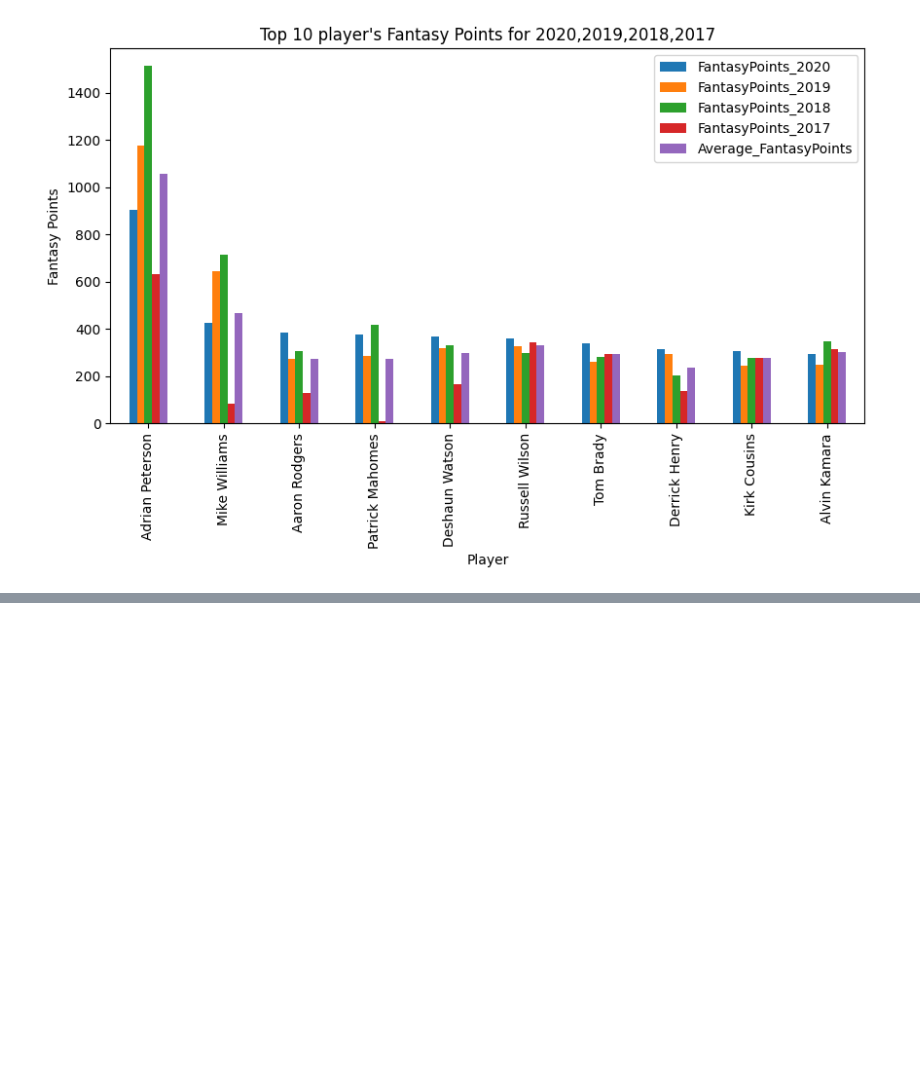
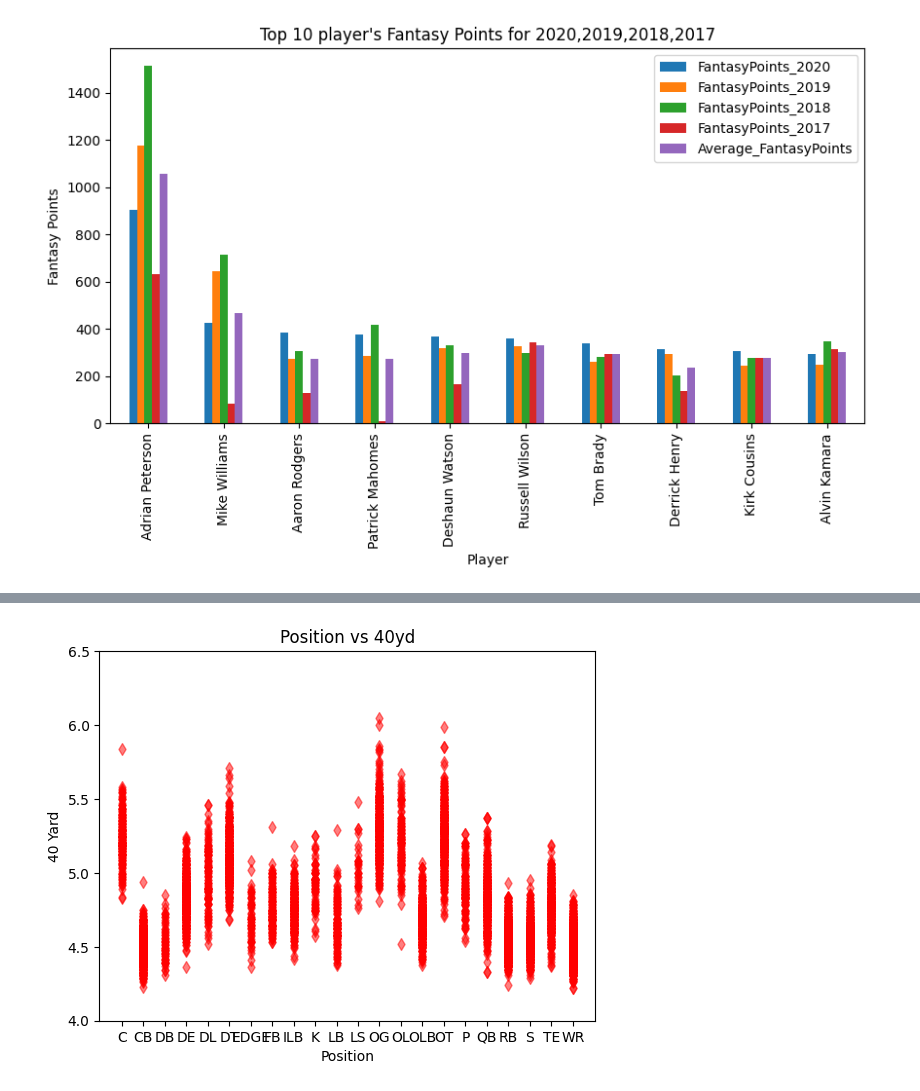
Before and after one commit to AiMO-MO-MO/Project-_FF, a Jupyter notebook: Fantasy_analysis.ipynb, the cells around one changed output, grey strips where cells are left out. Drawn from its saved outputs; the diff is of its cells as text; code cells hidden in the pictures; blank space fills up the shorter version.

```diff
--- a/Fantasy_analysis.ipynb
+++ b/Fantasy_analysis.ipynb
@@ -421,0 +489,14 @@ plt.show()
+# %%
+# Create a scatter plot for 40 yd vs. all Position
+
+FullCombine_df_sorted = FullCombine_df.sort_values(by="Pos")
+x_axis = FullCombine_df_sorted["Pos"]
+y_axis = FullCombine_df_sorted["40yd"]
+plt.scatter(x_axis, y_axis, marker="d", facecolors="red", alpha= .5)
+plt.ylim(4,6.5)
+plt.title("Position vs 40yd")
+plt.xlabel("Position")
+plt.ylabel("40 Yard")
+plt.show()
+# %% [output]
+[figure, added]
```
Also changed, not shown: parts of 109 cells of this notebook, 10 other files.
